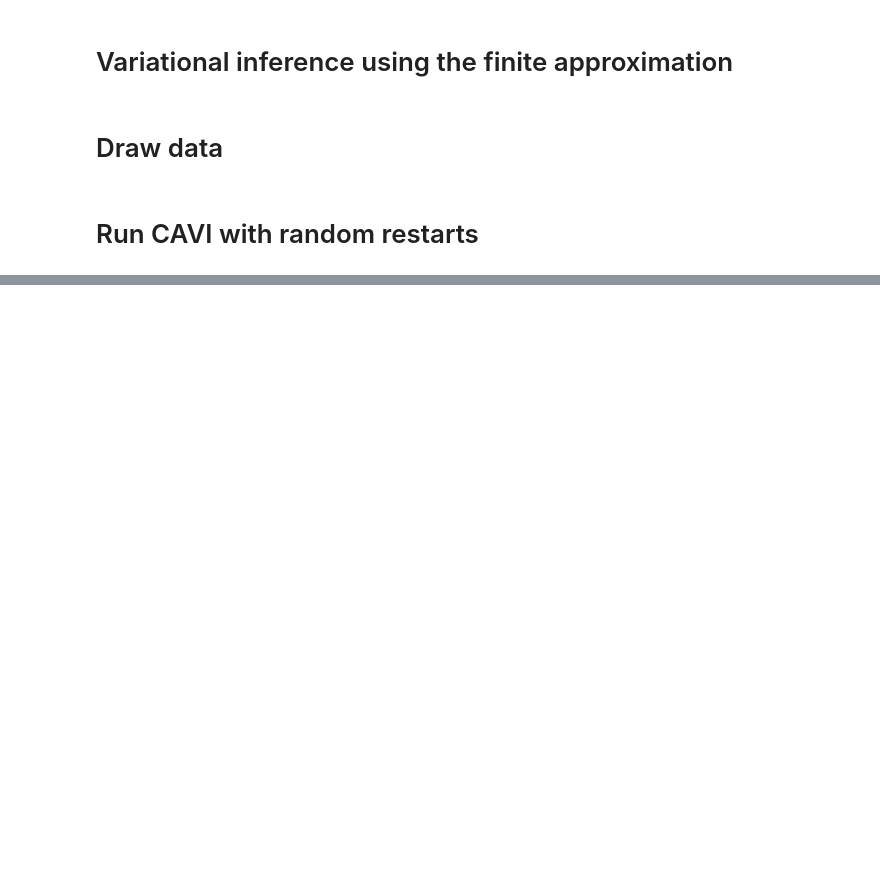
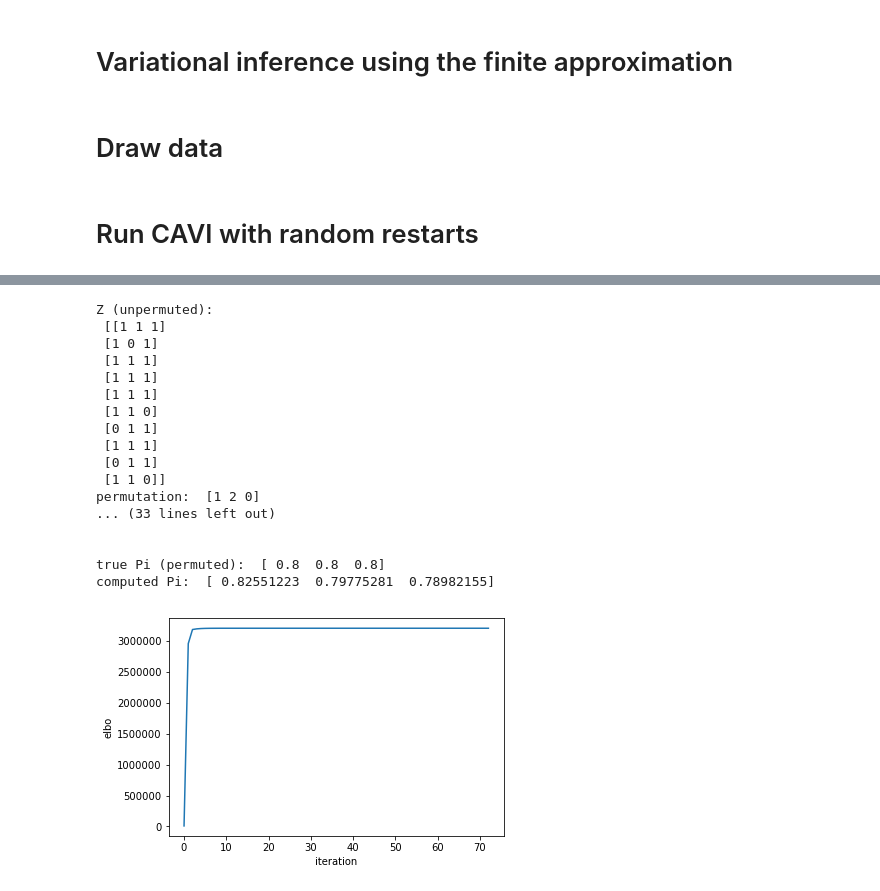
Before and after one commit to Runjing-Liu120/Variational_BNP_robustness, a Jupyter notebook: finite_approx/exploring_VI_methods.ipynb, the cells around one changed output, grey strips where cells are left out. Saved outputs shown, nothing was run; the diff lists cells and outputs as text; code cells hidden in the pictures; blank space fills up the shorter version.

```diff
--- a/finite_approx/exploring_VI_methods.ipynb
+++ b/finite_approx/exploring_VI_methods.ipynb
@@ -143,0 +153,4 @@ plt.show()
+# %%
+batch_size = 10
+[tau, nu, phi_mu, phi_var, elbo] = \
+    VI_instance.run_stochastic_VI(batch_size, decay_param = 0.9, max_iter=1000, tol=1e-6, verbose = True)
@@ -143,0 +175,4 @@ plt.show()
+# %%
+print(phi_mu.T)
+[tau, nu, phi_mu, phi_var, elbo] = VI_instance.run_cavi()
+print(phi_mu.T)
@@ -143,0 +305,57 @@ plt.show()
+# %%
+Pi_computed = tau[:,0]/(tau[:,0] + tau[:,1])
+round_nu = np.round(nu*(nu>=0.9) + nu*(nu<=0.1)) + nu*(nu>=0.1)*(nu<=0.9)
+print('Z (unpermuted): \n', Z[0:10])
+
+# Find the minimizing permutation.
+accuracy_mat = [[ np.sum(np.abs(Z[:, i] - nu[:, j]))/Num_samples for i in range(K_inf) ]
+                  for j in range(K_inf) ]
+perm_tmp = np.argmin(accuracy_mat, 1)
+
+# check that we have a true permuation
+if len(perm_tmp) == len(set(perm_tmp)):
+    perm = perm_tmp
+else:
+    print('** procedure did not give a true permutation')
+    perm = [0,1,2]
+
+print('permutation: ', perm)
+
+# print Z (permuted) and nu
+print('Z (permuted) \n', Z[0:10, perm])
+print('round_nu \n', round_nu[0:10,:])
+
+print('l1 error (after permutation): ', \
+    [ np.sum(np.abs(Z[:, perm[i]] - nu[:, i]))/Num_samples for i in range(K_inf) ])
+
+print('\n')
+print('true A (permuted): \n', A[perm, :])
+print('phi_mu: \n', phi_mu.transpose())
+
+print('\n')
+print('true Pi (permuted): ', Pi)
+print('computed Pi: ', Pi_computed)
+plt.clf()
+plt.plot(elbo)
+plt.xlabel('iteration')
+plt.ylabel('elbo')
+plt.show()
+# %% [output]
+Z (unpermuted):
+ [[1 1 1]
+ [1 0 1]
+ [1 1 1]
+ [1 1 1]
+ [1 1 1]
+ [1 1 0]
+ [0 1 1]
+ [1 1 1]
+ [0 1 1]
+ [1 1 0]]
+permutation:  [1 2 0]
+... (33 lines left out)
+
+
+true Pi (permuted):  [ 0.8  0.8  0.8]
+computed Pi:  [ 0.82551223  0.79775281  0.78982155]
+[figure, added]
```
Also changed, not shown: parts of 14 cells of this notebook, 3 other files.
